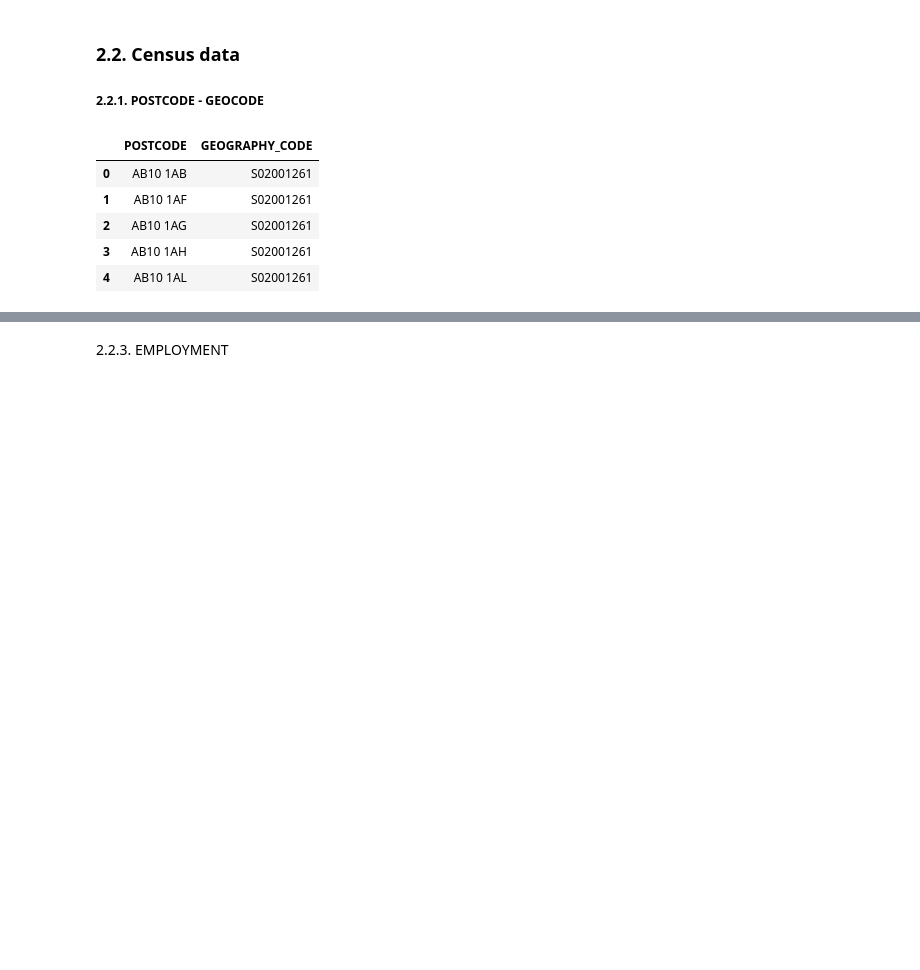
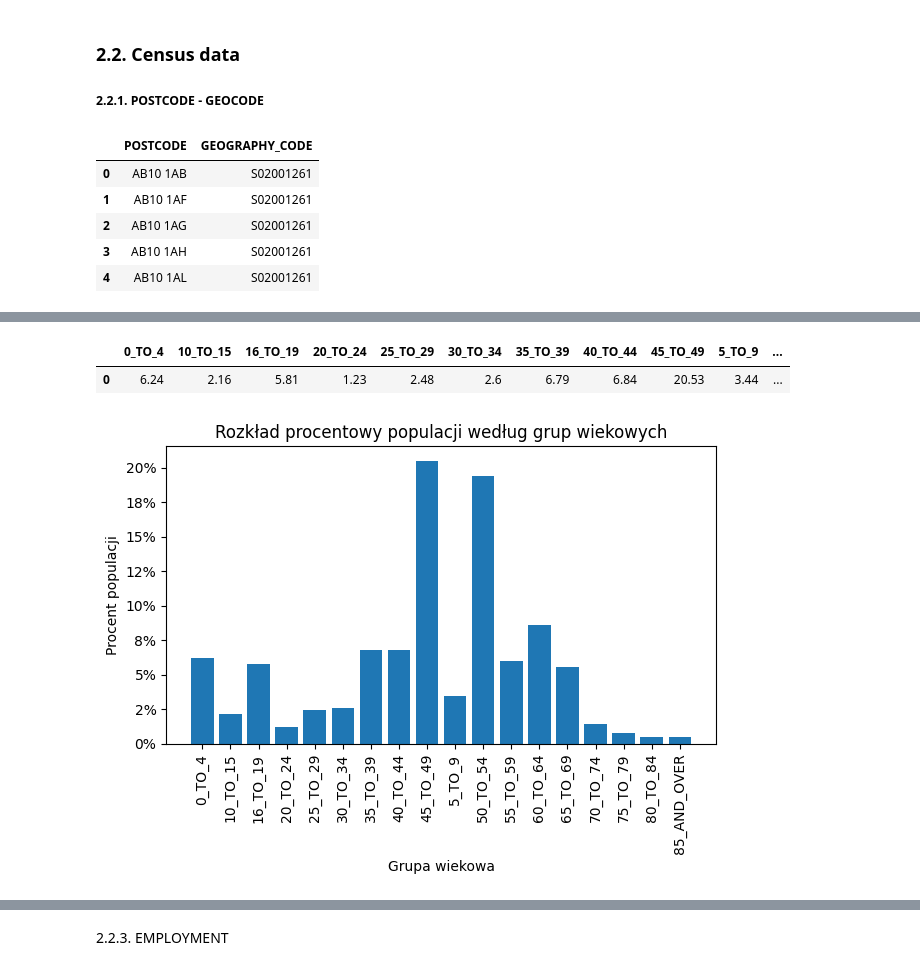
Before and after one commit to Patryk9411/ML-Python---pocket-lexicon, a Jupyter notebook: customer_analysis.ipynb, the cells around one changed output, grey strips where cells are left out. Cells and saved outputs as stored; diff of their text form; code cells hidden in the pictures; blank space fills up the shorter version.

```diff
--- a/customer_analysis.ipynb
+++ b/customer_analysis.ipynb
@@ -340,0 +371,9 @@ demography.head()
+# %%
+# Zagregowanie danych do jednego wiersza
+aggregated_row = resident_population.drop('GEOGRAPHY_CODE', axis=1).sum()
+
+# Utworzenie nowego DataFrame z wynikiem agregacji
+resident_population_global = pd.DataFrame(aggregated_row).T
+
+# Wyświetlenie wynikowego DataFrame
+resident_population_global.head()
@@ -340,0 +383,45 @@ demography.head()
+# %%
+# Dzielenie kolumn przez kolumnę TOTAL_RESIDENT_POPULATION
+resident_population_global_perc = resident_population_global.filter(regex='RESIDENT_POPULATION').div(resident_population_global['TOTAL_RESIDENT_POPULATION'], axis=0) * 100
+
+# drop poczatku
+resident_population_global_perc.columns = [col.replace('RESIDENT_POPULATION_AGE_', '') for col in resident_population_global_perc.columns]
+
+#wyswietlenie df
+resident_population_global_perc = resident_population_global_perc.round(2)  # Zaokrąglenie do dwóch miejsc po przecinku
+# resident_population_global_perc = resident_population_global_perc.astype(str) + '%'  # Dodanie symbolu procenta
+resident_population_global_perc.head()
+# %% [output]
+|  | 0_TO_4 | 10_TO_15 | 16_TO_19 | 20_TO_24 | 25_TO_29 | 30_TO_34 | 35_TO_39 | 40_TO_44 | 45_TO_49 | 5_TO_9 | ... |
+| 0 | 6.24 | 2.16 | 5.81 | 1.23 | 2.48 | 2.6 | 6.79 | 6.84 | 20.53 | 3.44 | ... |
+# %%
+# Usunięcie znaku procentu i przekształcenie do postaci numerycznej
+resident_population_global_perc = resident_population_global_perc.replace('%', '', regex=True).astype(float)
+
+# Usunięcie ostatniej kolumny TOTAL_RESIDENT_POPULATION
+resident_population_global_perc = resident_population_global_perc.drop('TOTAL_RESIDENT_POPULATION', axis=1)
+
+# Tworzenie wykresu słupkowego
+x = [col.split('RESIDENT_POPULATION_AGE_')[-1] for col in resident_population_global_perc.columns]
+y = resident_population_global_perc.values[0]
+
+plt.bar(x, y)
+
+# Dodawanie etykiet osi
+plt.xlabel('Grupa wiekowa')
+plt.ylabel('Procent populacji')
+
+# Dodawanie tytułu wykresu
+plt.title('Rozkład procentowy populacji według grup wiekowych')
+
+# Rotacja etykiet osi X
+plt.xticks(rotation=90)
+
+# Wyświetlanie wartości na osi Y w postaci procentowej
+plt.gca().set_yticklabels(['{:.0f}%'.format(x) for x in plt.gca().get_yticks()])
+
+# Wyświetlanie wykresu
+plt.tight_layout()
+plt.show()
+# %% [output]
+[figure, added]
```
Also changed, not shown: parts of 34 cells of this notebook.
